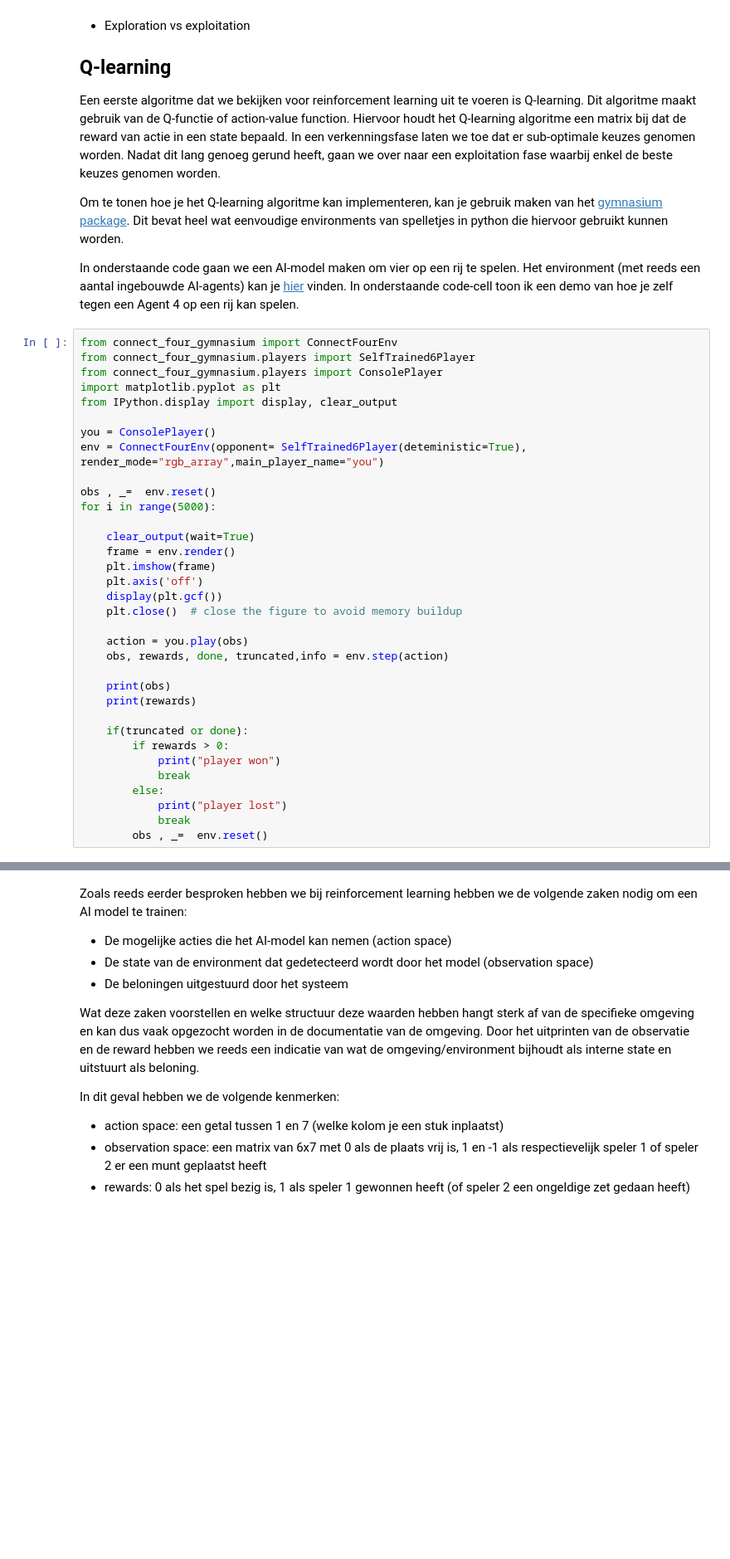
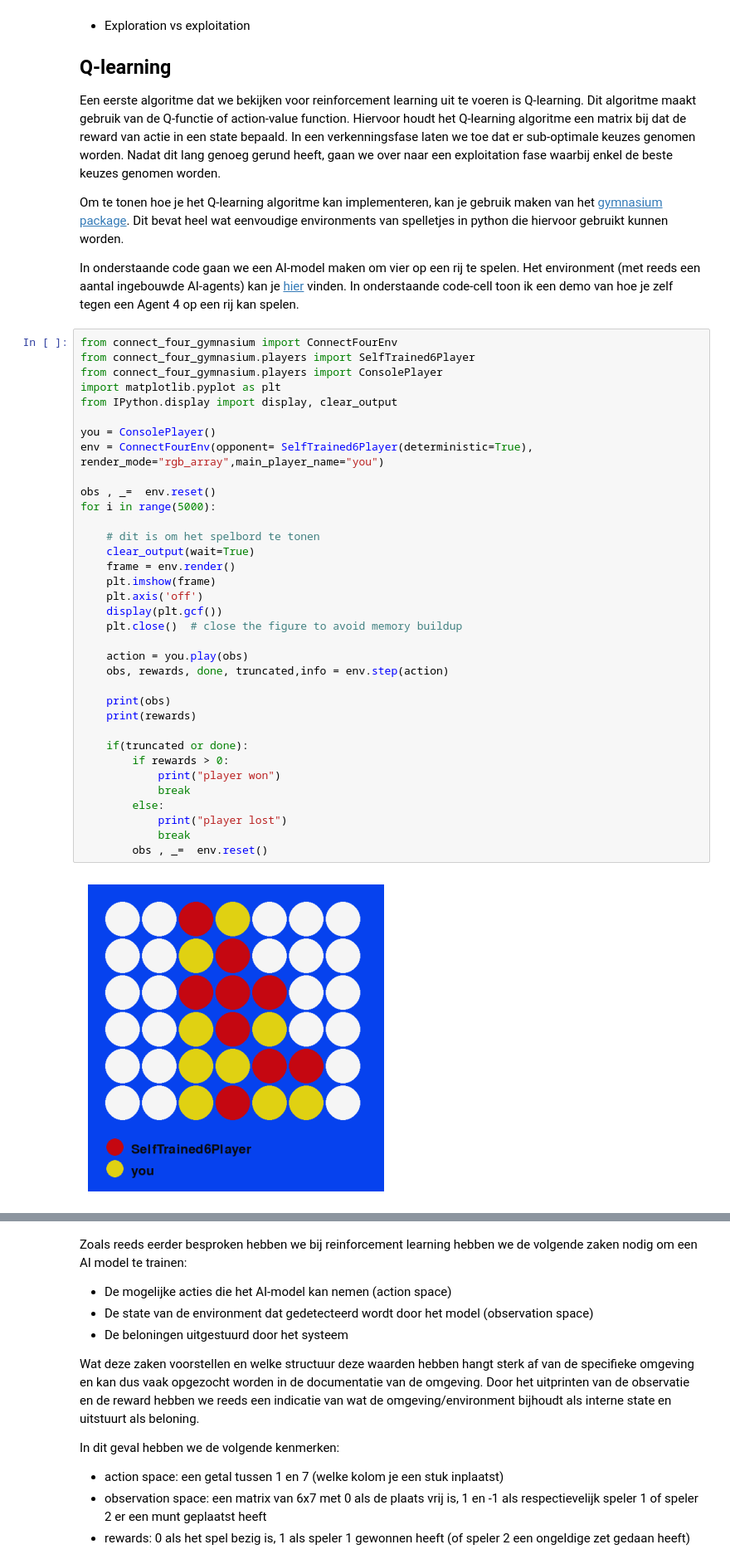
Before and after one commit to OdiseeMachineLearning2526/Leerstof-groep-1, a Jupyter notebook: Week_11/QLearning.ipynb, the cells around one changed output, grey strips where cells are left out. Shown at 83% size. Cells and saved outputs as stored; diff of their text form; blank space fills up the shorter version.

```diff
--- a/Week_11/QLearning.ipynb
+++ b/Week_11/QLearning.ipynb
@@ -34,31 +34,34 @@ from connect_four_gymnasium.players import SelfTrained6Player
 from connect_four_gymnasium.players import ConsolePlayer
 import matplotlib.pyplot as plt
 from IPython.display import display, clear_output
 
 you = ConsolePlayer()
-env = ConnectFourEnv(opponent= SelfTrained6Player(deteministic=True), render_mode="rgb_array",main_player_name="you")
+env = ConnectFourEnv(opponent= SelfTrained6Player(deterministic=True), render_mode="rgb_array",main_player_name="you")
 
 obs , _=  env.reset()
 for i in range(5000):
 
+    # dit is om het spelbord te tonen
     clear_output(wait=True)
     frame = env.render()
     plt.imshow(frame)
     plt.axis('off')
     display(plt.gcf())
     plt.close()  # close the figure to avoid memory buildup
 
     action = you.play(obs)
     obs, rewards, done, truncated,info = env.step(action)
 
     print(obs)
     print(rewards)
 
     if(truncated or done):
         if rewards > 0:
             print("player won")
             break
         else:
             print("player lost")
             break
         obs , _=  env.reset()
+# %% [output]
+[figure, added]
```
Also changed, not shown: parts of 5 cells of this notebook.
